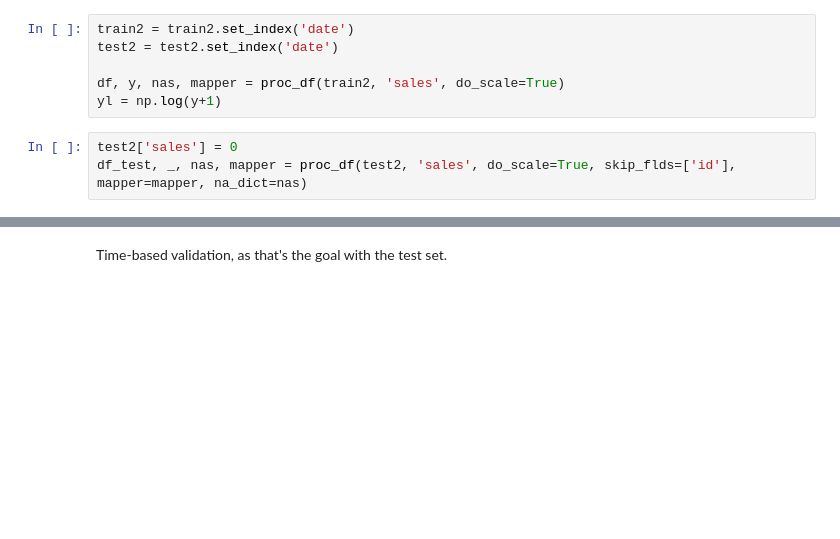
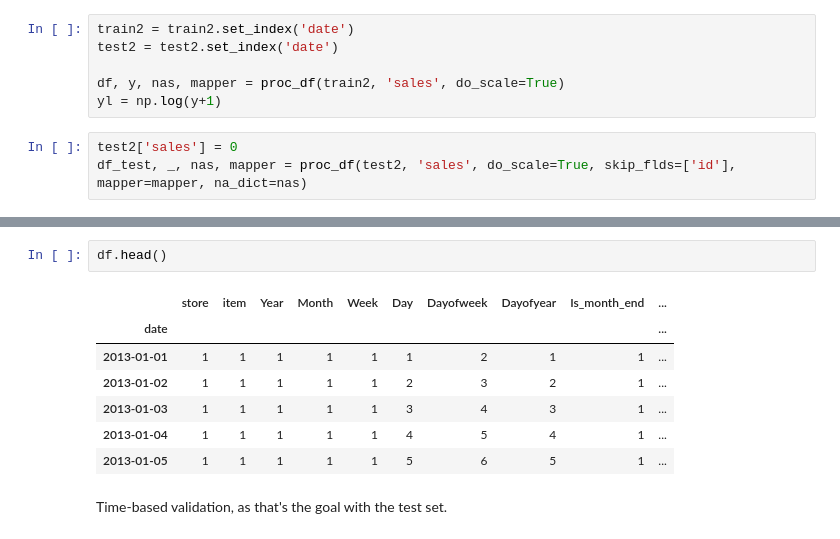
Before and after one commit to ndire/kaggle-notebooks, a Jupyter notebook: demand_forecasting/KaggleDemandForecasting.ipynb, the cells around one changed output, grey strips where cells are left out. Cells and saved outputs as stored; diff of their text form; blank space fills up the shorter version.

```diff
--- a/demand_forecasting/KaggleDemandForecasting.ipynb
+++ b/demand_forecasting/KaggleDemandForecasting.ipynb
@@ -121,3 +129,13 @@ df_test, _, nas, mapper = proc_df(test2, 'sales', do_scale=True, skip_flds=['id'
+# %%
+df.head()
+# %% [output]
+|  | store | item | Year | Month | Week | Day | Dayofweek | Dayofyear | Is_month_end | ... |
+| date |  |  |  |  |  |  |  |  |  | ... |
+| 2013-01-01 | 1 | 1 | 1 | 1 | 1 | 1 | 2 | 1 | 1 | ... |
+| 2013-01-02 | 1 | 1 | 1 | 1 | 1 | 2 | 3 | 2 | 1 | ... |
+| 2013-01-03 | 1 | 1 | 1 | 1 | 1 | 3 | 4 | 3 | 1 | ... |
+| 2013-01-04 | 1 | 1 | 1 | 1 | 1 | 4 | 5 | 4 | 1 | ... |
+| 2013-01-05 | 1 | 1 | 1 | 1 | 1 | 5 | 6 | 5 | 1 | ... |
 # %% [markdown]
 Time-based validation, as that's the goal with the test set.
 # %%
```
Also changed, not shown: parts of 17 cells of this notebook.
